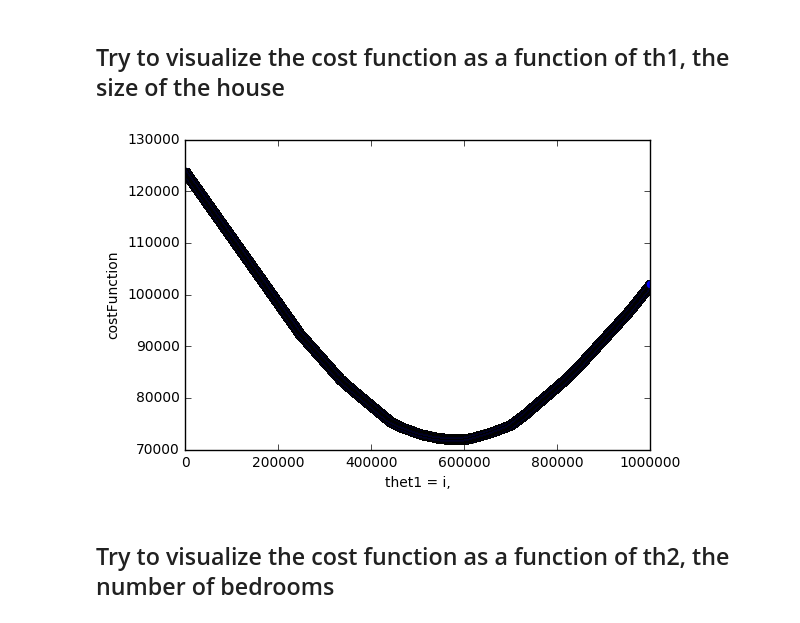
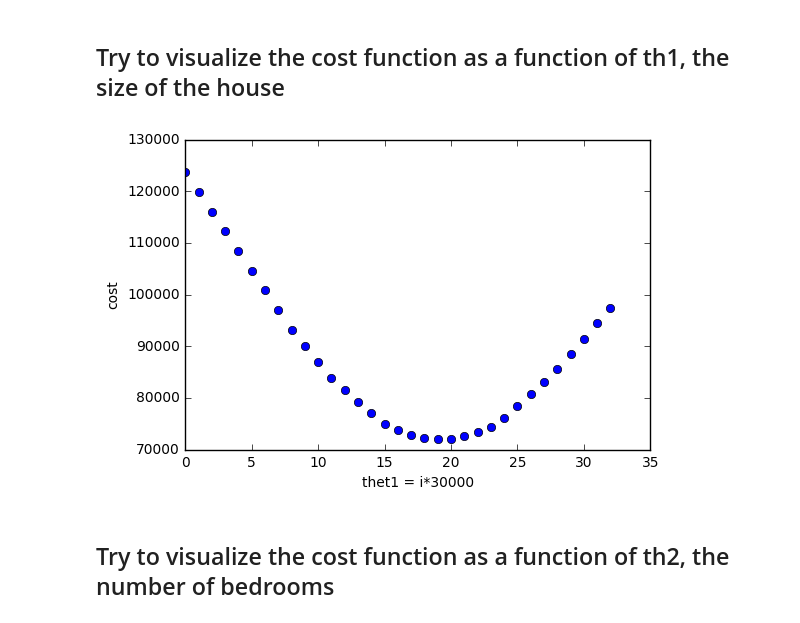
Before and after one commit to juanjoneri/Learning-Machine-Learning, a Jupyter notebook: Linear Regression/Linear Regression with 2 Variables.ipynb, the cells around one changed output. Drawn from its saved outputs; the diff is of its cells as text; code cells hidden in the pictures.

```diff
--- a/Linear Regression/Linear Regression with 2 Variables.ipynb
+++ b/Linear Regression/Linear Regression with 2 Variables.ipynb
@@ -68,18 +68,22 @@ costFunction(np.array([400000,500000,10000]), X, Y)
 # %% [markdown]
 ## Try to visualize the cost function as a function of th1, the size of the house
 # %%
-iterations = 1000000
+maxi = 1000000
+step = 30000
+iterations = int(maxi/step)
+
 y = np.empty(iterations, dtype=np.float)
 x = np.arange(iterations)
+
 for i in range(iterations):
-    y[i] = costFunction(np.array([400000,i,-5000]), X, Y)
+    y[i] = costFunction(np.array([400000,i*step,-5000]), X, Y)
 # %%
-plt.plot(x, y, 'bo') # b^ for... blue triangles
-plt.xlabel('thet1 = i,')
-plt.ylabel('costFunction')
+plt.plot(x, y, 'bo')
+plt.xlabel('thet1 = i*{}'.format(step))
+plt.ylabel('cost')
 plt.show()
 # %% [output]
-[figure, old version]
+[figure, new version]
 # %% [markdown]
 ## Try to visualize the cost function as a function of th2, the number of bedrooms
 # %%
```
Also changed, not shown: parts of 5 cells of this notebook.
